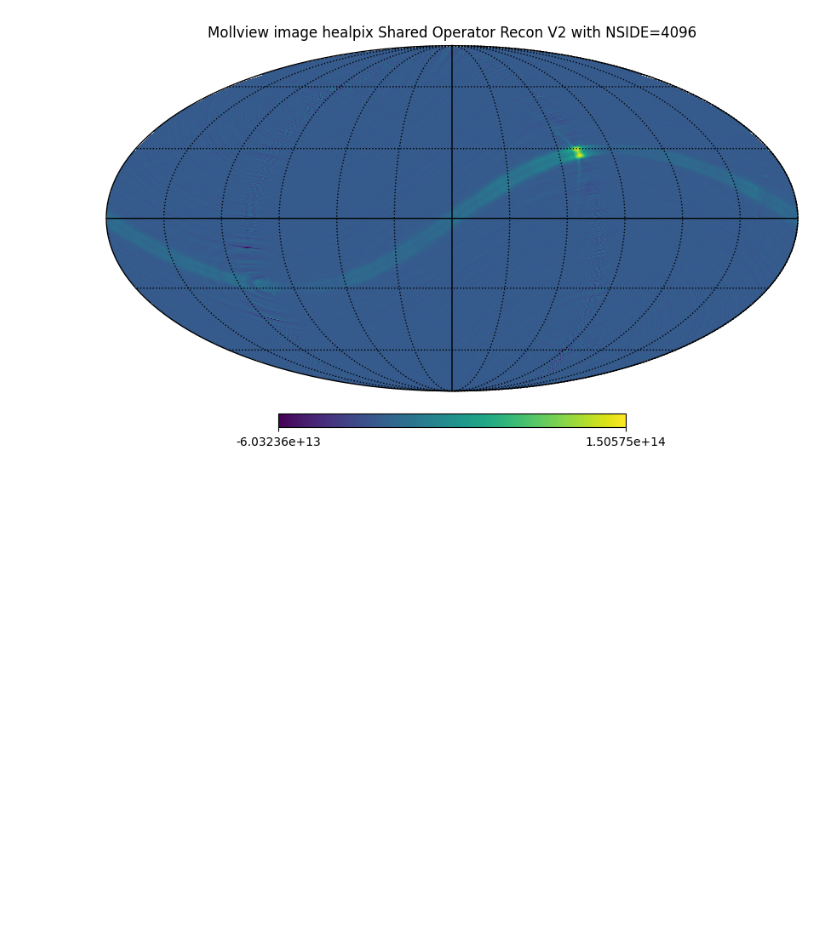
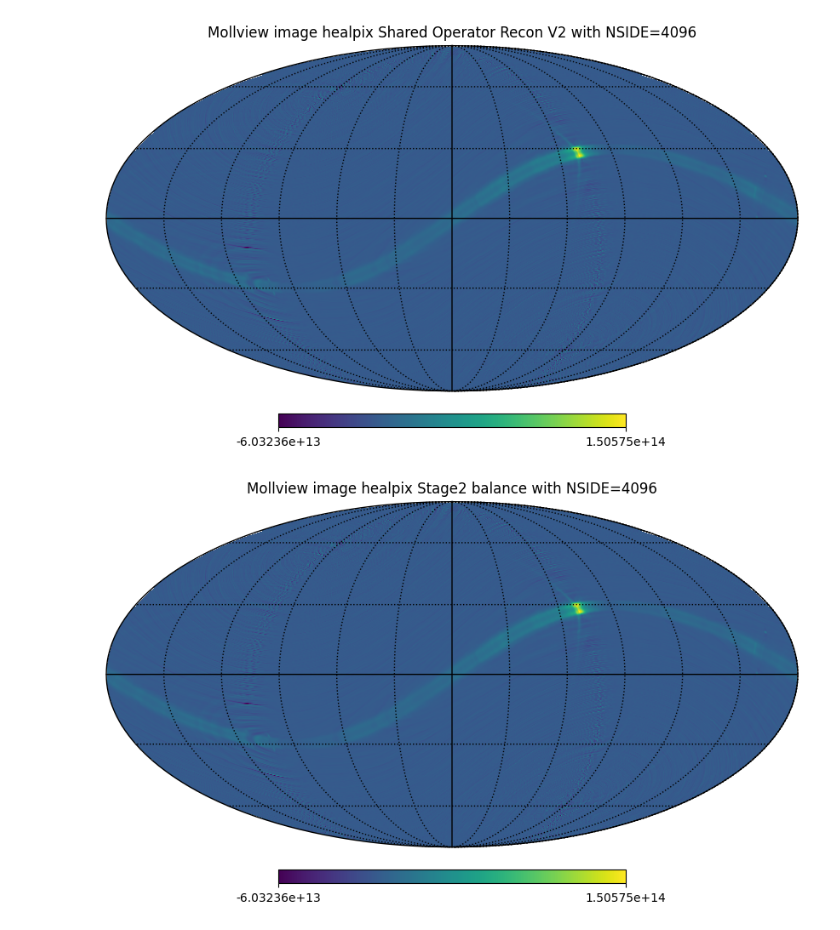
Before and after one commit to SSshuishui/viss_optimize_3d, a Jupyter notebook: healpix3d_blockage_10Mhz.ipynb, the cells around one changed output. Saved outputs shown, nothing was run; the diff lists cells and outputs as text; code cells hidden in the pictures; blank space fills up the shorter version.

Commit message:
GPU balanced statistics and stage2 optimize with balance

```diff
--- a/healpix3d_blockage_10Mhz.ipynb
+++ b/healpix3d_blockage_10Mhz.ipynb
@@ -65,3 +65,11 @@ hp.graticule()  # 添加经纬线
 plt.show()
 # %% [output]
 [figure]
+# %%
+shared_operator_v2 = np.fromfile("./out10M_3d_stage2_balance/C1day10M.bin", dtype=np.float32)
+
+hp.mollview(shared_operator_v2, nest=True, title="Mollview image healpix Stage2 balance with NSIDE=4096")
+hp.graticule()  # 添加经纬线
+plt.show()
+# %% [output]
+[figure, added]
```
Also changed, not shown: 24 other files.
